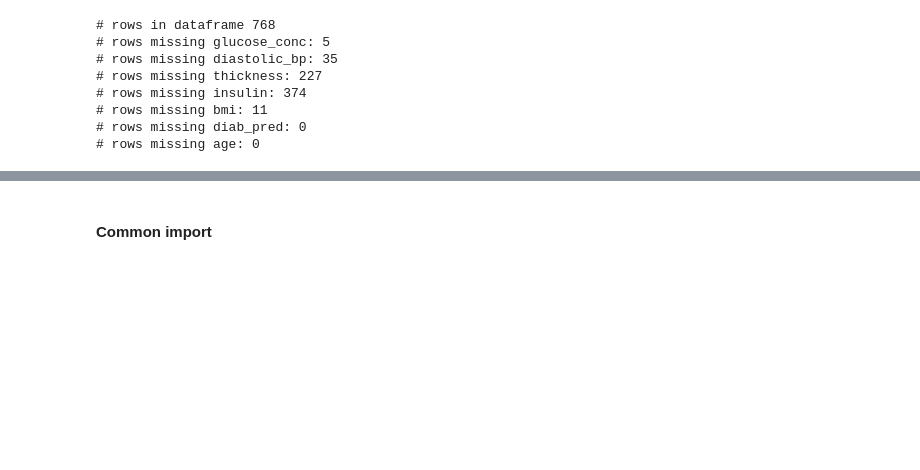
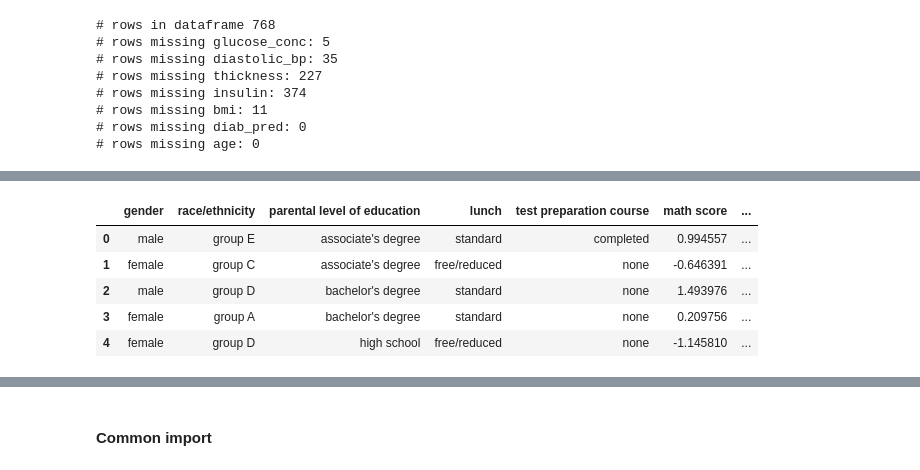
Before and after one commit to bansalrishi/MachineLearningWithPython, a Jupyter notebook: 01. Data Pre-Processing.ipynb, the cells around one changed output, grey strips where cells are left out. Saved outputs shown, nothing was run; the diff lists cells and outputs as text; code cells hidden in the pictures; blank space fills up the shorter version.

```diff
--- a/01. Data Pre-Processing.ipynb
+++ b/01. Data Pre-Processing.ipynb
@@ -234,0 +201,17 @@ print (X,y)
+# %%
+from sklearn import preprocessing
+
+exam_data[['math score']] = exam_data[['math score']].astype(float)
+exam_data[['reading score']] = exam_data[['reading score']].astype(float)
+exam_data[['writing score']] = exam_data[['writing score']].astype(float)
+exam_data[['math score']] = preprocessing.scale(exam_data[['math score']])
+exam_data[['reading score']] = preprocessing.scale(exam_data[['reading score']])
+exam_data[['writing score']] = preprocessing.scale(exam_data[['writing score']])
+exam_data.head(5)
+# %% [output]
+|  | gender | race/ethnicity | parental level of education | lunch | test preparation course | math score | ... |
+| 0 | male | group E | associate's degree | standard | completed | 0.994557 | ... |
+| 1 | female | group C | associate's degree | free/reduced | none | -0.646391 | ... |
+| 2 | male | group D | bachelor's degree | standard | none | 1.493976 | ... |
+| 3 | female | group A | bachelor's degree | standard | none | 0.209756 | ... |
+| 4 | female | group D | high school | free/reduced | none | -1.145810 | ... |
```
Also changed, not shown: parts of 79 cells of this notebook, 1 other file.
